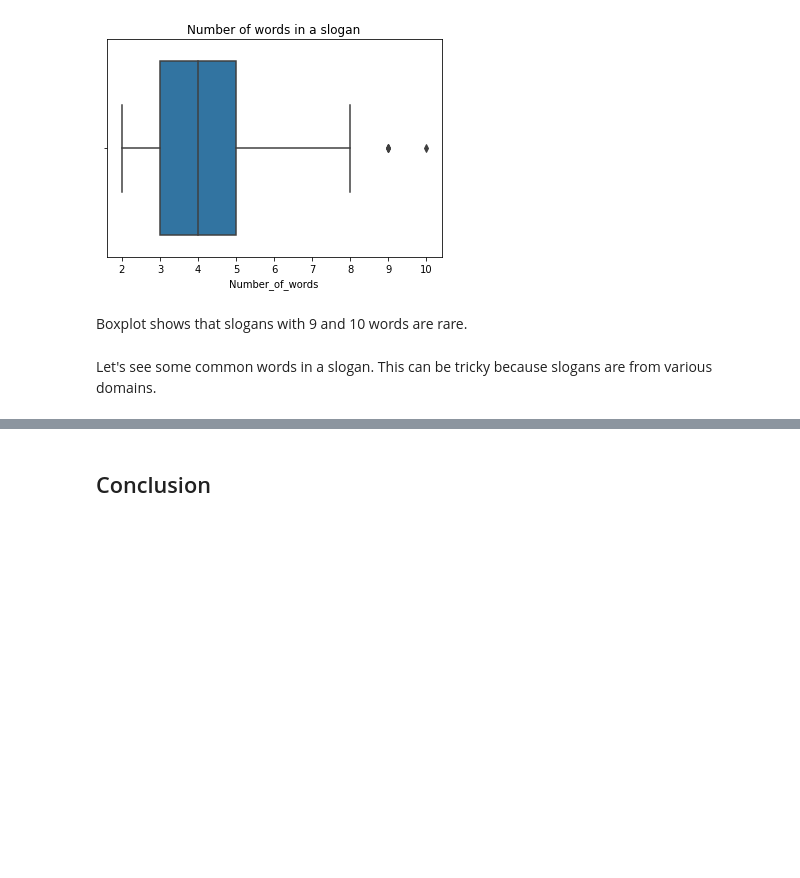
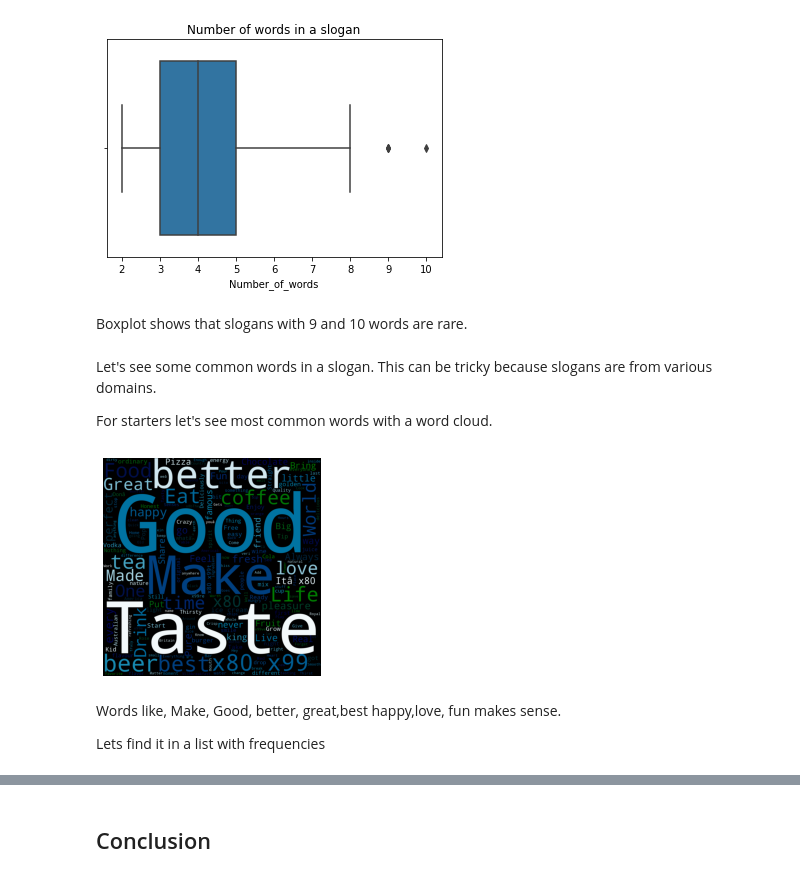
Before and after one commit to BlackCurrantDS/Data-Mining, a Jupyter notebook: starter_slogan_dataset_ffa80249_6.ipynb, the cells around one changed output, grey strips where cells are left out. Cells and saved outputs as stored; diff of their text form; code cells hidden in the pictures; blank space fills up the shorter version.

```diff
--- a/starter_slogan_dataset_ffa80249_6.ipynb
+++ b/starter_slogan_dataset_ffa80249_6.ipynb
@@ -196,3 +196,5 @@ ax = sns.boxplot(x=df["Number_of_words"]).set_title('Number of words in a slogan
 Boxplot shows that slogans with 9 and 10 words are rare.
 # %% [markdown]
 Let's see some common words in a slogan. This can be tricky because slogans are from various domains.
+
+For starters let's see most common words with a word cloud.
@@ -198,0 +203,18 @@ Let's see some common words in a slogan. This can be tricky because slogans are
+# %%
+#getting stops words like is, are am etc.
+stopwords = set(STOPWORDS)
+
+#reading all the slogans into a single file
+text = df['Slogan'].values
+
+wordcloud = WordCloud(stopwords = stopwords,colormap="ocean",width = 1600, height = 1600).generate(str(text))
+
+plt.imshow(wordcloud)
+plt.axis("off")
+plt.show()
+# %% [output]
+[figure, added]
+# %% [markdown]
+Words like, Make, Good, better, great,best happy,love, fun makes sense.
+
+Lets find it in a list with frequencies
```
Also changed, not shown: parts of 6 cells of this notebook.
